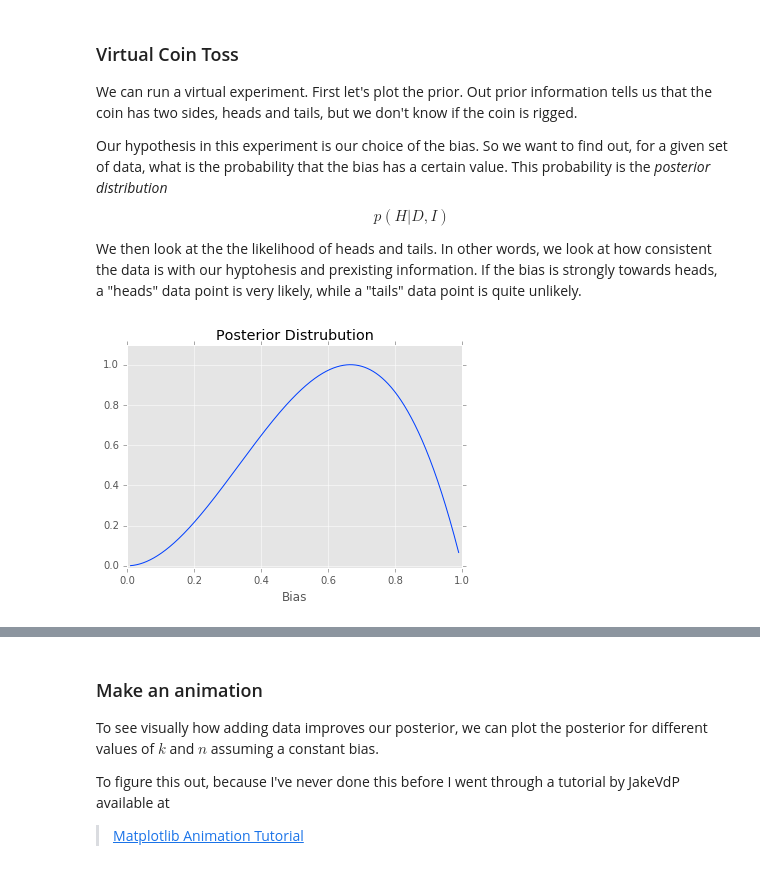
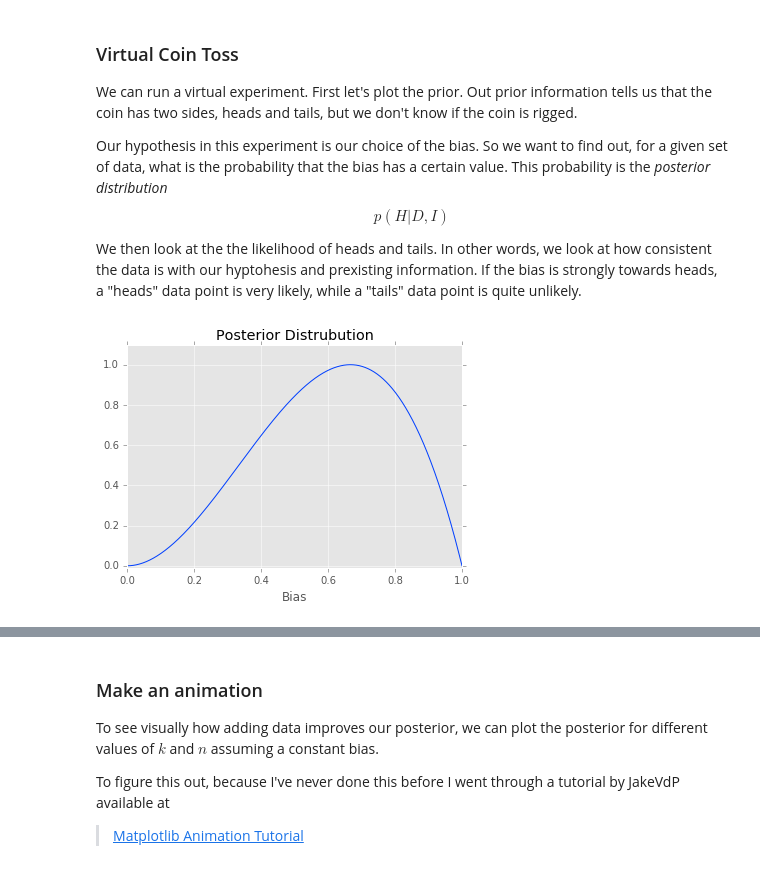
Before and after one commit to johnarban/ben_banneker, a Jupyter notebook: Data Analysis.ipynb, the cells around one changed output, grey strips where cells are left out. Cells and saved outputs as stored; diff of their text form; code cells hidden in the pictures.

```diff
--- a/Data Analysis.ipynb
+++ b/Data Analysis.ipynb
@@ -201,3 +140,27 @@ b = np.linspace(0.01,0.99,1000)
+# %%
+# Generate prior. Uniform for now
+def prior(b):
+    # Uniform prior for now
+    return b*0. + 1
+
+# Wrapper for log(prior)
+def logprior(b):
+    return np.log(prior(b))
+
+# Generate Likelihood
+def loglike(data,b):
+    k = np.sum(data)
+    n = len(data)
+    return (np.log(b) * k) + np.log(1-b)*(n-k)
+
+
+def posterior(data,b,k=None,n=None):
+    post = loglike(data,b)
+    post += logprior(b)
+    post -= np.max(post)
+    return np.exp(post)
+
+b = np.linspace(0.0,1.0,1000)
 # %% [markdown]
 ## Plot of the Prior
 # %%
@@ -231,30 +194,17 @@ Our hypothesis in this experiment is our choice of the bias. So we want to find
 
 We then look at the the likelihood of heads and tails. In other words, we look at how consistent the data is with our hyptohesis and prexisting information. If the bias is strongly towards heads, a "heads" data point is very likely, while a "tails" data point is quite unlikely.
 # %%
-
 def some_tosses(data,b):
-    plt.figure(figsize=(12,4))
-
-    plt.subplot(121)
-    plt.plot(b,np.exp(loglike(data,b)))
-    plt.title('Likelihood (Heads)')
-    plt.xlabel('Bias')
-
-
-    plt.subplot(122)
     plt.plot(b,posterior(data,b))
     plt.title('Posterior Distrubution')
     plt.xlabel('Bias')
     plt.ylim(-0.01,1.1)
 
     return data,b,plt.gca()
-# %%
-data = [1,0,1]  #single coin toss
-
-fig, ax = plt.subplots()
-line, =ax.plot(b,posterior(data,b))
-ax.set_title('Posterior Distrubution')
-ax.set_xlabel('Bias')
-ax.set_ylim(-0.01,1.1);
-# %% [output]
-[figure, removed]
+# %%
+data = [1,0,1]  #single coin toss
+b = np.linspace(0.0,1.0,1000)
+
+j = some_tosses(data,b)
+# %% [output]
+[figure, added]
```
Also changed, not shown: parts of 10 cells of this notebook, 1 other file.
